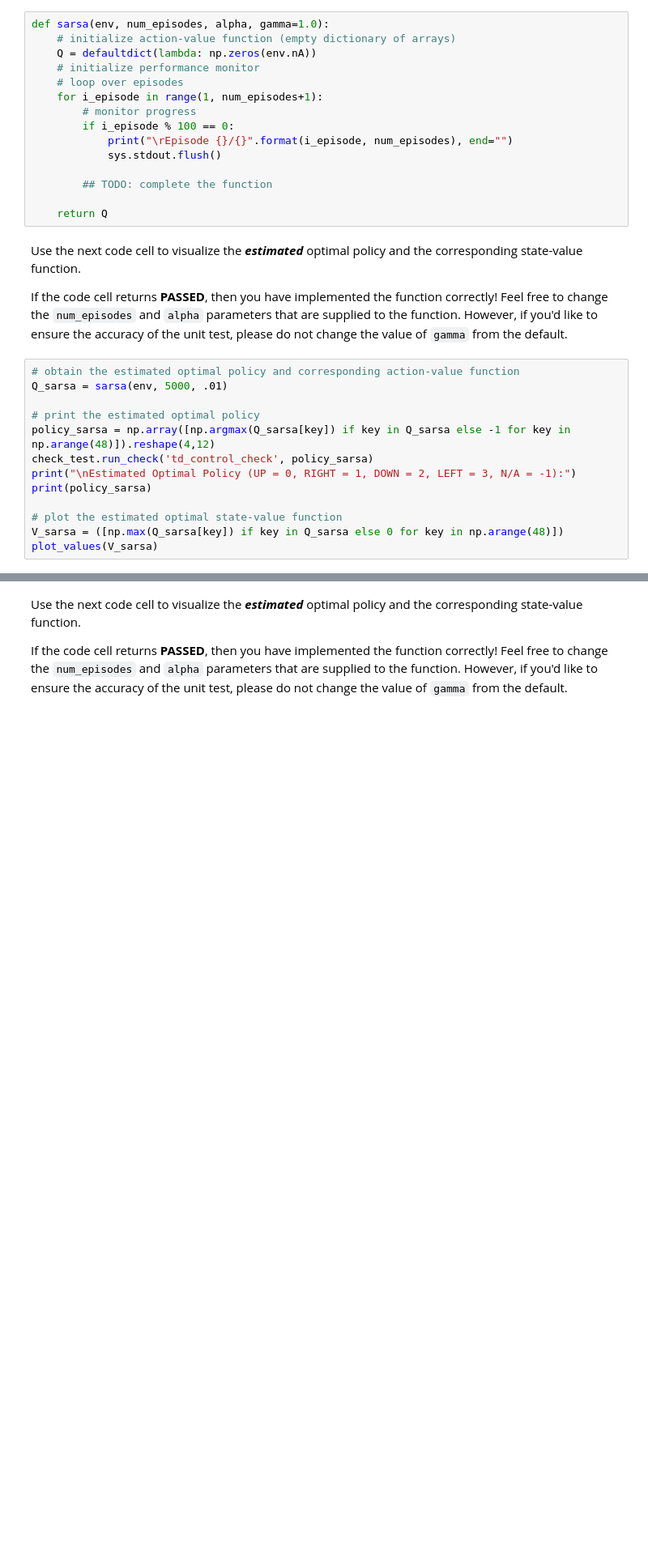
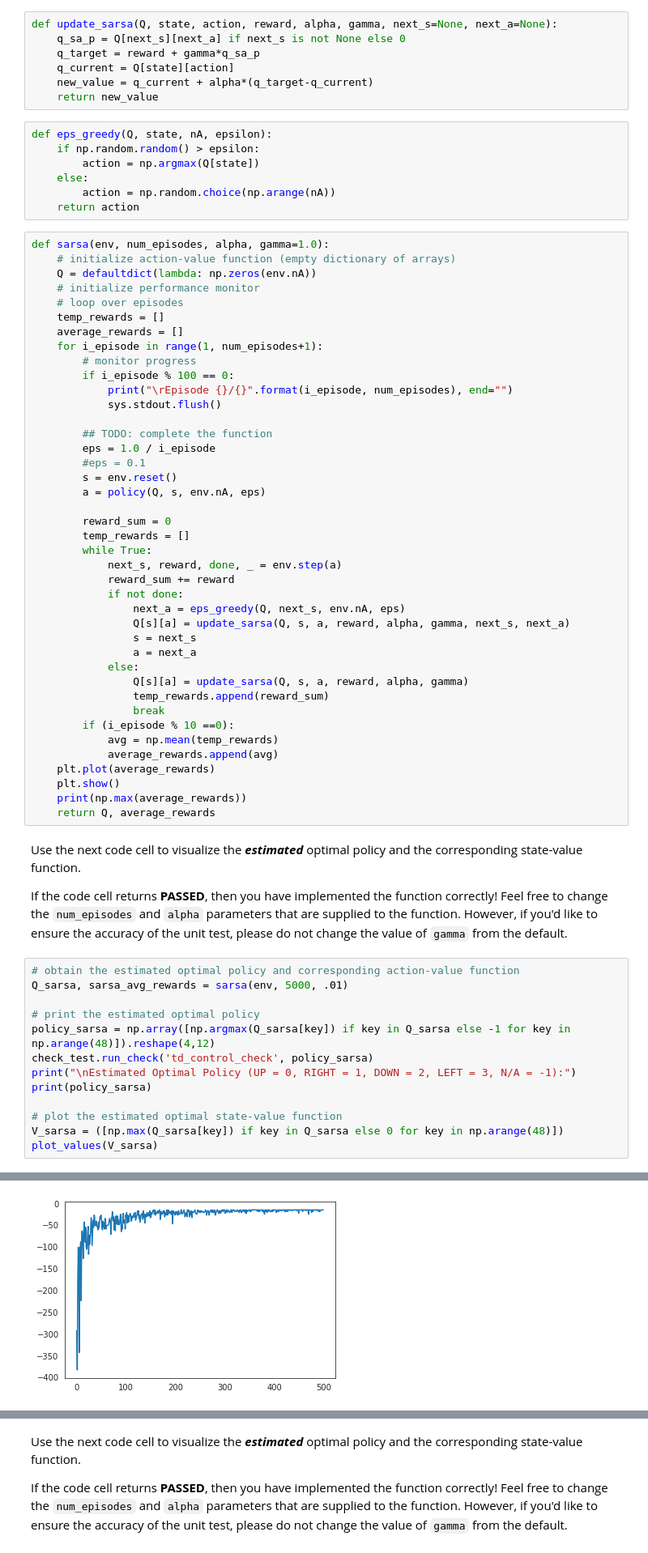
Before and after one commit to BradleyNing/Learning, a Jupyter notebook: RL/deep-reinforcement-learning-master/3-temporal-difference/Temporal_Difference.ipynb, the cells around one changed output, grey strips where cells are left out. Shown: that part at 81% size. Cells and saved outputs as stored; diff of their text form; blank space fills up the shorter version.

Commit message:
update sarsa

```diff
--- a/RL/deep-reinforcement-learning-master/3-temporal-difference/Temporal_Difference.ipynb
+++ b/RL/deep-reinforcement-learning-master/3-temporal-difference/Temporal_Difference.ipynb
@@ -76,12 +114,28 @@ The algorithm returns as output:
 Please complete the function in the code cell below.
 
 (_Feel free to define additional functions to help you to organize your code._)
+# %%
+def update_sarsa(Q, state, action, reward, alpha, gamma, next_s=None, next_a=None):
+    q_sa_p = Q[next_s][next_a] if next_s is not None else 0
+    q_target = reward + gamma*q_sa_p
+    q_current = Q[state][action]
+    new_value = q_current + alpha*(q_target-q_current)
+    return new_value
+# %%
+def eps_greedy(Q, state, nA, epsilon):
+    if np.random.random() > epsilon:
+        action = np.argmax(Q[state])
+    else:
+        action = np.random.choice(np.arange(nA))
+    return action
 # %%
 def sarsa(env, num_episodes, alpha, gamma=1.0):
     # initialize action-value function (empty dictionary of arrays)
     Q = defaultdict(lambda: np.zeros(env.nA))
     # initialize performance monitor
     # loop over episodes
+    temp_rewards = []
+    average_rewards = []
     for i_episode in range(1, num_episodes+1):
         # monitor progress
         if i_episode % 100 == 0:
@@ -89,15 +143,39 @@ def sarsa(env, num_episodes, alpha, gamma=1.0):
             sys.stdout.flush()
 
         ## TODO: complete the function
+        eps = 1.0 / i_episode
+        #eps = 0.1
+        s = env.reset()
+        a = policy(Q, s, env.nA, eps)
 
-    return Q
+        reward_sum = 0
+        temp_rewards = []
+        while True:
+            next_s, reward, done, _ = env.step(a)
+            reward_sum += reward
+            if not done:
+                next_a = eps_greedy(Q, next_s, env.nA, eps)
+                Q[s][a] = update_sarsa(Q, s, a, reward, alpha, gamma, next_s, next_a)
+                s = next_s
+                a = next_a
+            else:
+                Q[s][a] = update_sarsa(Q, s, a, reward, alpha, gamma)
+                temp_rewards.append(reward_sum)
+                break
+        if (i_episode % 10 ==0):
+            avg = np.mean(temp_rewards)
+            average_rewards.append(avg)
+    plt.plot(average_rewards)
+    plt.show()
+    print(np.max(average_rewards))
+    return Q, average_rewards
 # %% [markdown]
 Use the next code cell to visualize the **_estimated_** optimal policy and the corresponding state-value function.
 
 If the code cell returns **PASSED**, then you have implemented the function correctly!  Feel free to change the `num_episodes` and `alpha` parameters that are supplied to the function.  However, if you'd like to ensure the accuracy of the unit test, please do not change the value of `gamma` from the default.
 # %%
 # obtain the estimated optimal policy and corresponding action-value function
-Q_sarsa = sarsa(env, 5000, .01)
+Q_sarsa, sarsa_avg_rewards = sarsa(env, 5000, .01)
 
 # print the estimated optimal policy
 policy_sarsa = np.array([np.argmax(Q_sarsa[key]) if key in Q_sarsa else -1 for key in np.arange(48)]).reshape(4,12)
@@ -108,3 +186,4 @@ print(policy_sarsa)
 # plot the estimated optimal state-value function
 V_sarsa = ([np.max(Q_sarsa[key]) if key in Q_sarsa else 0 for key in np.arange(48)])
 plot_values(V_sarsa)
+# %% [output]
@@ -110,0 +191 @@ plot_values(V_sarsa)
+[figure, added]
```
Also changed, not shown: parts of 12 cells of this notebook, 3 other files.
